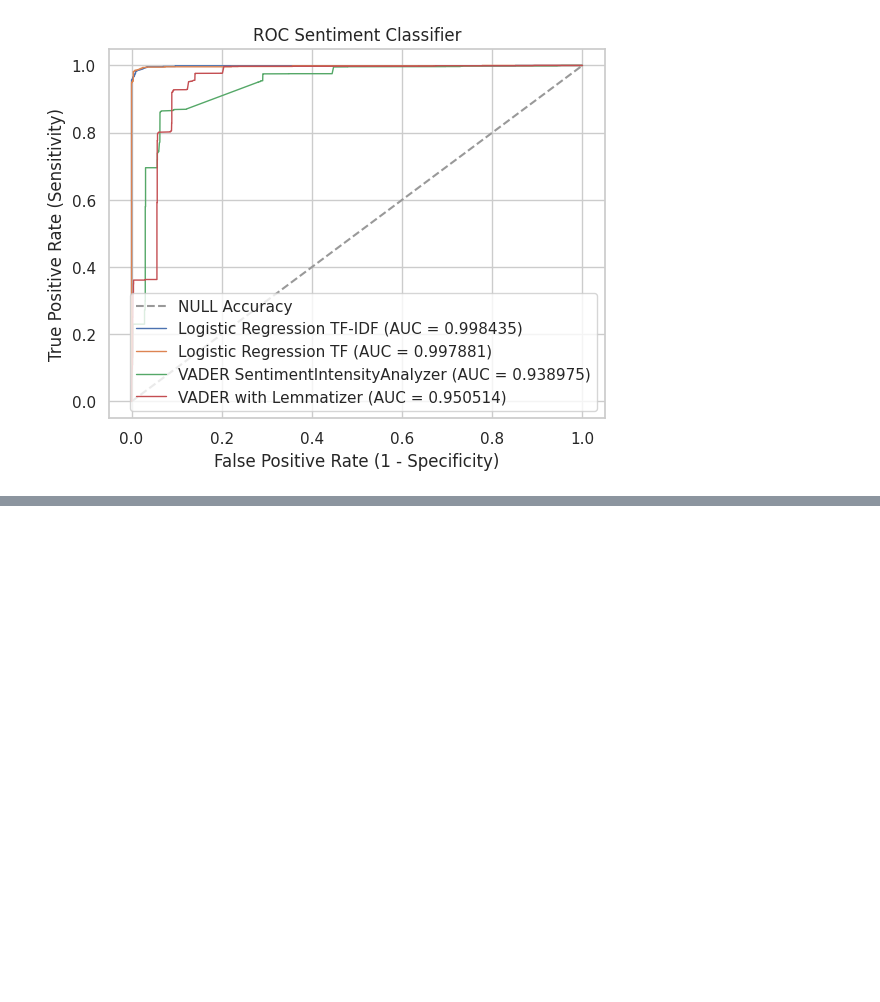
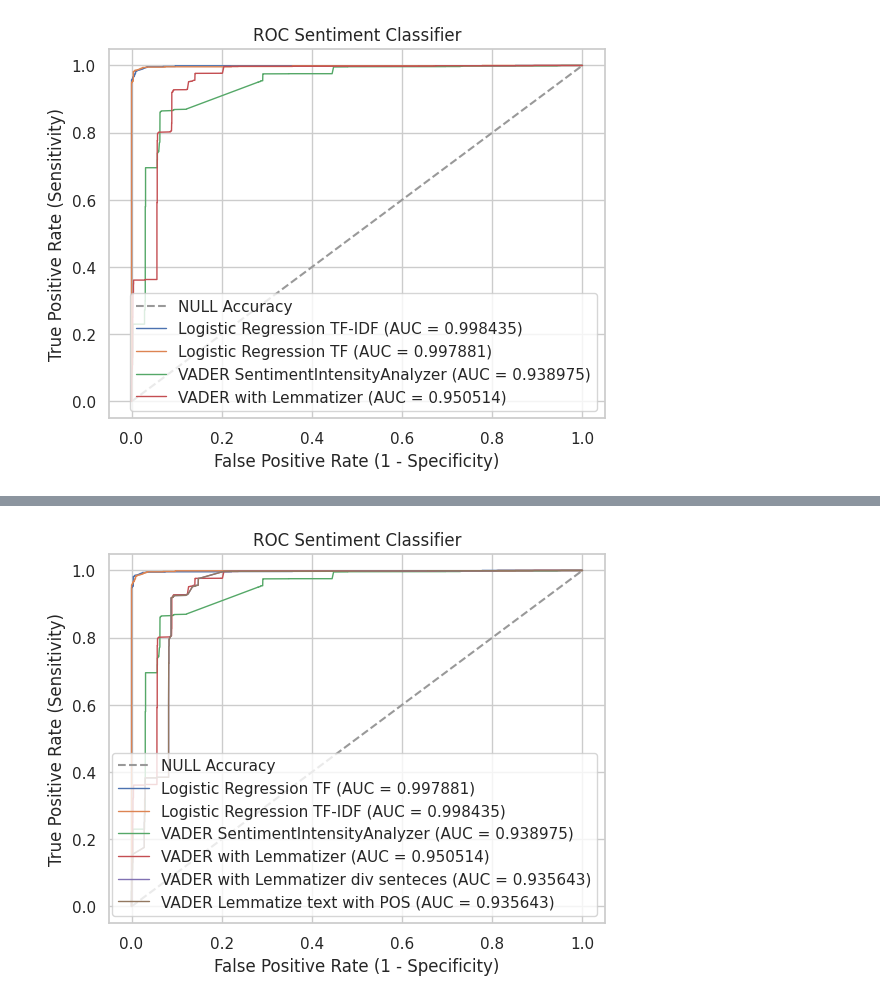
Before and after one commit to agomolka/MAThesisSentimentAnalysis, a Jupyter notebook: Social_Media_Text_Sentiment_Analysis.ipynb, the cells around one changed output, grey strips where cells are left out. Cells and saved outputs as stored; diff of their text form; code cells hidden in the pictures; blank space fills up the shorter version.

```diff
--- a/Social_Media_Text_Sentiment_Analysis.ipynb
+++ b/Social_Media_Text_Sentiment_Analysis.ipynb
@@ -570,3 +645,21 @@ plt.grid(True)
+# %%
+sns.set(style='whitegrid', context='notebook')
+plt.xlim([-0.05, 1.05])
+plt.ylim([-0.05, 1.05])
+plt.plot([0, 1], [0, 1], '--', color=(0.6, 0.6, 0.6), label='NULL Accuracy')
+plt.plot(fpr_tf, tpr_tf, lw=1, label='Logistic Regression TF (AUC = %0.6f)' % roc_auc_tf)
+plt.plot(fpr_tfidf, tpr_tfidf, lw=1, label='Logistic Regression TF-IDF (AUC = %0.6f)' % roc_auc_tfidf)
+plt.plot(fpr_vader, tpr_vader, lw=1, label='VADER SentimentIntensityAnalyzer (AUC = %0.6f)' % roc_auc_vader)
+plt.plot(fpr_lemmatizer, tpr_lemmatizer, lw=1, label='VADER with Lemmatizer (AUC = %0.6f)' % roc_auc_lemmatizer)
+plt.plot(fpr_lem_div, tpr_lem_div, lw=1, label='VADER with Lemmatizer div senteces (AUC = %0.6f)' % roc_auc_lem_div)
+plt.plot(fpr_lem2, tpr_lem2, lw=1, label='VADER Lemmatize text with POS (AUC = %0.6f)' % roc_auc_lem2)
+plt.title('ROC Sentiment Classifier')
+plt.xlabel('False Positive Rate (1 - Specificity)')
+plt.ylabel('True Positive Rate (Sensitivity)')
+plt.legend(loc="lower right")
+plt.grid(True)
+# %% [output]
+[figure, added]
 # %%
 knn_model = KNeighborsClassifier(n_neighbors=5)
 knn_model.fit(X_train_tfidf, y_train_tfidf)
```
Also changed, not shown: parts of 22 cells of this notebook.
